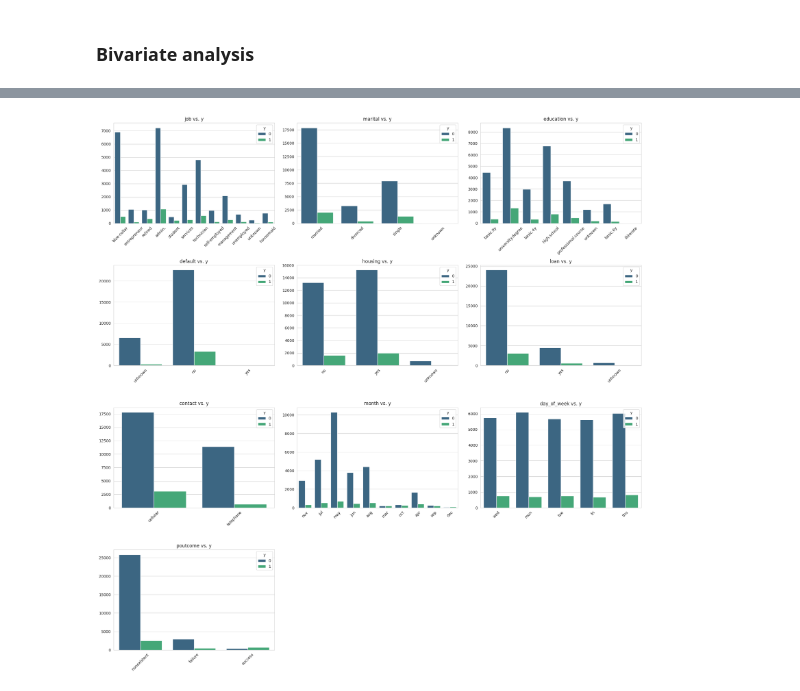
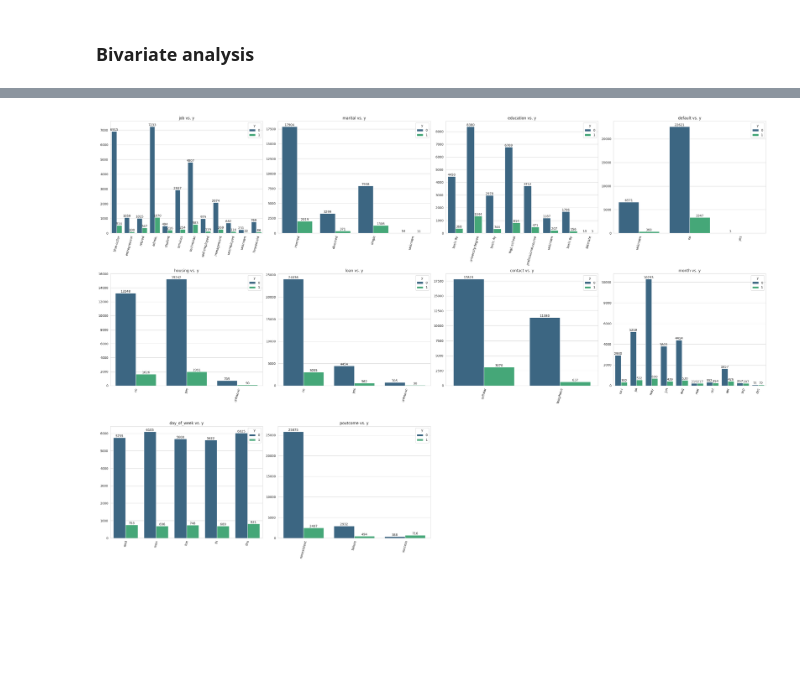
Before and after one commit to naty88/customer_subscriptions_prediction, a Jupyter notebook: notebooks/EDA_analysis.ipynb, the cells around one changed output, grey strips where cells are left out. Cells and saved outputs as stored; diff of their text form; code cells hidden in the pictures; blank space fills up the shorter version.

Commit message:
tbd: data treatment

```diff
--- a/notebooks/EDA_analysis.ipynb
+++ b/notebooks/EDA_analysis.ipynb
@@ -175,0 +194,2 @@ plt.tight_layout()
+# %%
+df["bins"] = pd.qcut(df['age'], q=4)  # https://pbpython.com/pandas-qcut-cut.html
@@ -255,17 +312,18 @@ Observations:
 # %%
 # cross-tabulation for categorical features (TODO: group them first)
 # %%
-plt.figure(figsize=(20, 30))
+plt.figure(figsize=(30, 20))
 for i, column in enumerate(categorical_features, 1):
     if column != "y":
-        plt.subplot(6, 3, i)
-        sns.countplot(data=df, x=column, hue='y', palette='viridis')
+        plt.subplot(3, 4, i)
+        ax = sns.countplot(data=df, x=column, hue='y', palette='viridis')
+        for container in ax.containers:
+            ax.bar_label(container)
         plt.title(f'{column} vs. y')
         plt.xlabel(None)
         plt.ylabel(None)
-        plt.xticks(rotation=45)
+        plt.xticks(rotation=75)
 
 plt.tight_layout()
-plt.show()
 # %% [output]
-[figure, old version]
+[figure, new version]
```
Also changed, not shown: parts of 22 cells of this notebook.
